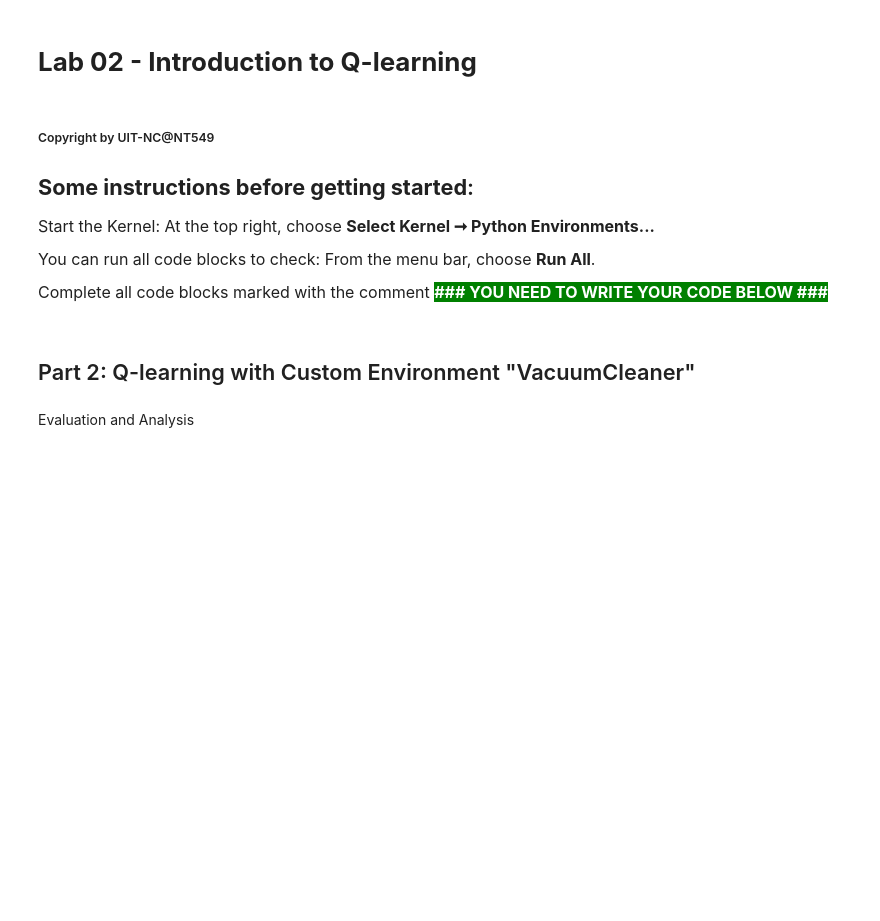
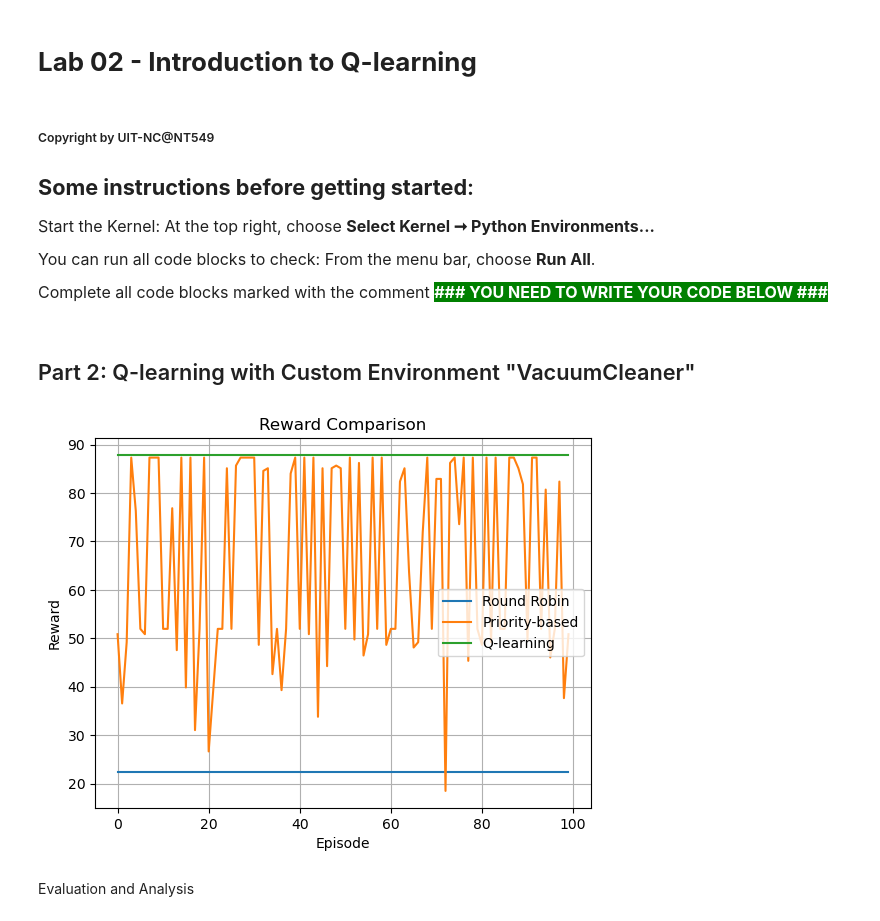
Before and after one commit to NT549-Q21-RL-for-Network/lab-02-Q-learning, a Jupyter notebook: notebooks/part_02_vacuum_cleaner.ipynb, the cells around one changed output. Drawn from its saved outputs; the diff is of its cells as text; code cells hidden in the pictures; blank space fills up the shorter version.

```diff
--- a/notebooks/part_02_vacuum_cleaner.ipynb
+++ b/notebooks/part_02_vacuum_cleaner.ipynb
@@ -333 +334,90 @@ def plot_rewards(rewards):
+# %%
+# Câu 3: chạy 100 episode với 3 policy, lưu reward vào csv và vẽ biểu đồ so sánh
+
+def run_episode(env, policy_fn, Q=None):
+    obs, _ = env.reset()
+    terminated = truncated = False
+    total_reward = 0
+
+    while not terminated and not truncated:
+        if Q is not None:
+            action = robot_policy_trained(obs, Q)
+        else:
+            action = policy_fn(obs)
+
+        obs, reward, terminated, truncated, _ = env.step(action)
+        total_reward += reward
+
+    return total_reward
+
+
+def evaluate_policies(episodes=100):
+    rr_rewards = []
+    pr_rewards = []
+    ql_rewards = []
+
+    # Train Q-learning trước
+    env_q = VacuumCleanerEnv(m=5, n=5, obstacle=(2, 2), obs_mode="encoded")
+    Q, _ = train_q_learning(env_q, episodes=500)
+
+    for ep in range(episodes):
+        # ROUND ROBIN
+        env = VacuumCleanerEnv(m=5, n=5, obstacle=(2, 2), obs_mode="dict")
+        rr_policy = round_robin_policy(env)
+        rr_rewards.append(run_episode(env, rr_policy))
+
+        # PRIORITY
+        env = VacuumCleanerEnv(m=5, n=5, obstacle=(2, 2), obs_mode="dict")
+        pr_policy = priority_policy()
+        pr_rewards.append(run_episode(env, pr_policy))
+
+        # Q-LEARNING
+
+
+        env = VacuumCleanerEnv(m=5, n=5, obstacle=(2, 2), obs_mode="encoded")
+        ql_rewards.append(run_episode(env, None, Q))
+
+    return rr_rewards, pr_rewards, ql_rewards
+
+
+import pandas as pd
+
+def save_to_csv(rr, pr, ql, filename="results.csv"):
+    df = pd.DataFrame({
+        "Episode": list(range(1, len(rr)+1)),
+        "RoundRobin": rr,
+        "Priority": pr,
+        "Qlearning": ql
+    })
+    df.to_csv(filename, index=False)
+
+import os
+
+os.makedirs("metrics", exist_ok=True)  # tạo thư mục nếu chưa có
+
+import matplotlib.pyplot as plt
+
+def plot_comparison(rr, pr, ql):
+    plt.plot(rr, label="Round Robin")
+    plt.plot(pr, label="Priority-based")
+    plt.plot(ql, label="Q-learning")
+
+    plt.xlabel("Episode")
+    plt.ylabel("Reward")
+    plt.title("Reward Comparison")
+    plt.legend()
+    plt.grid()
+
+    plt.show()
+
+if __name__ == "__main__":
+    episodes = 100
+
+    rr, pr, ql = evaluate_policies(episodes)
+
+    save_to_csv(rr, pr, ql, "metrics/comparison_rewards.csv")
+
+    plot_comparison(rr, pr, ql)
+# %% [output]
+[figure, added]
 # %%
```
Also changed, not shown: parts of 3 cells of this notebook, 2 other files.
